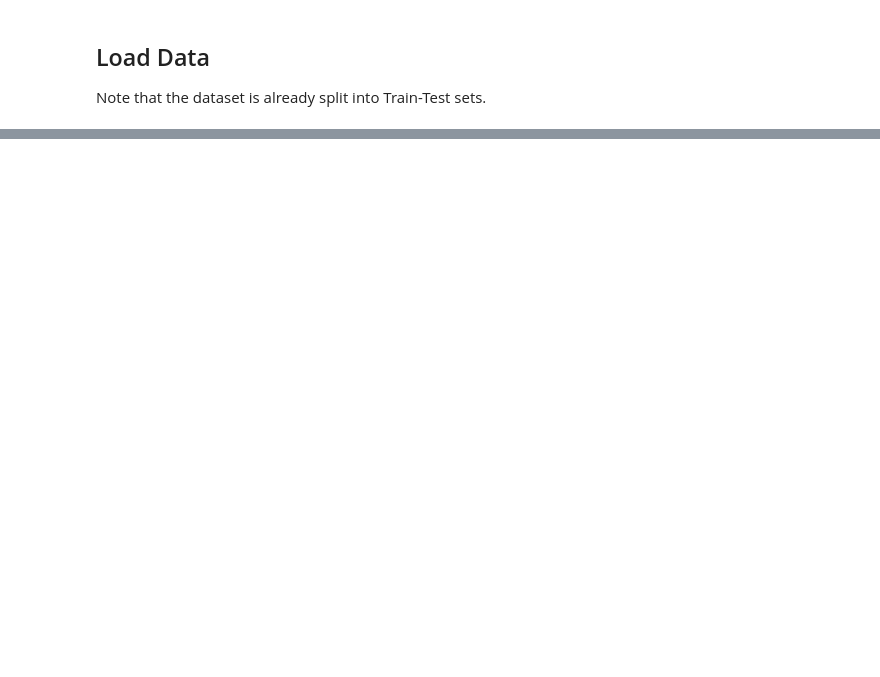
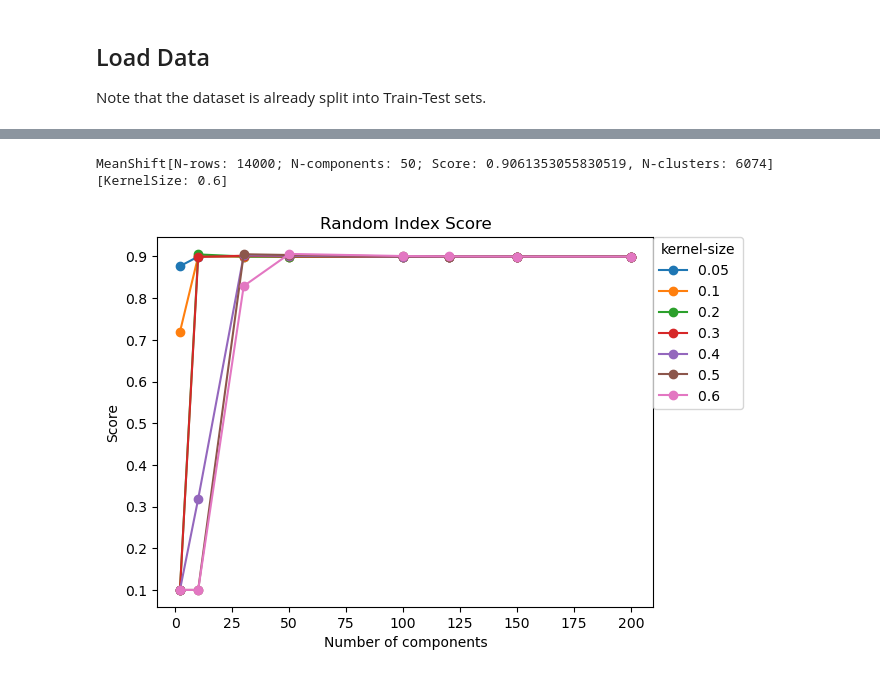
Before and after one commit to RuieX/clustering, a Jupyter notebook: src/notebooks/mean_shift.ipynb, the cells around one changed output, grey strips where cells are left out. Saved outputs shown, nothing was run; the diff lists cells and outputs as text; code cells hidden in the pictures; blank space fills up the shorter version.

```diff
--- a/src/notebooks/mean_shift.ipynb
+++ b/src/notebooks/mean_shift.ipynb
@@ -60,0 +39,10 @@ tuned_knnclsf = ms.model_selector(estimator=knnclsf,properties=properties,scorin
+# %%
+mean_shift_evaluation = MeanShiftEvaluation(
+    #todo cahnge parameters
+    data=data,
+    n_components=[2, 10, 30, 50, 100, 120, 150, 200],
+    hyperparameter=[0.05, 0.1, 0.2, 0.3, 0.4, 0.5, 0.6],
+    log_=True
+)
+
+mean_shift_evaluation
@@ -60,0 +72,8 @@ tuned_knnclsf = ms.model_selector(estimator=knnclsf,properties=properties,scorin
+# %%
+mean_shift_evaluation.best_model
+# %% [output]
+MeanShift[N-rows: 14000; N-components: 50; Score: 0.9061353055830519, N-clusters: 6074] [KernelSize: 0.6]
+# %%
+mean_shift_evaluation.plot_score(save=True, file_name="meanshift_score")
+# %% [output]
+[figure, added]
```
Also changed, not shown: parts of 34 cells of this notebook, 1 other file.
